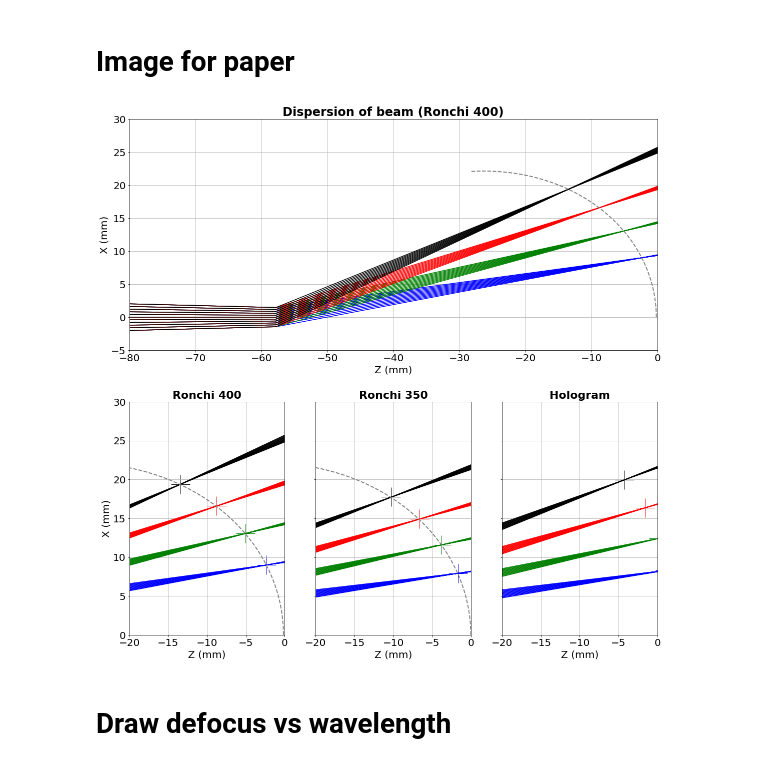
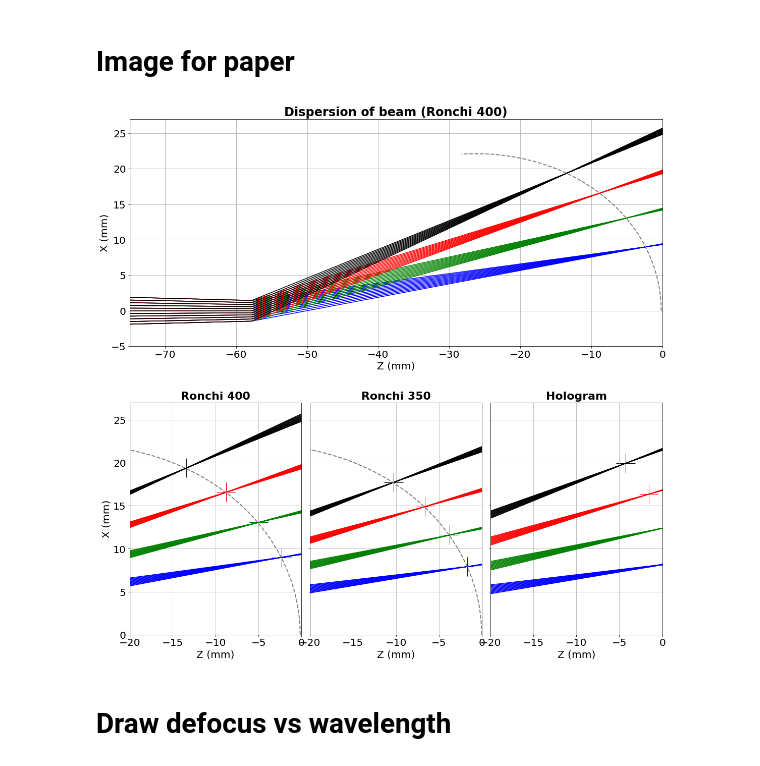
Before and after one commit to sylvielsstfr/OpticSimWthB4, a Jupyter notebook: DrawBeams/notebooks_draw/DrawBeams_swap.ipynb, the cells around one changed output. Drawn from its saved outputs; the diff is of its cells as text; code cells hidden in the pictures.

Commit message:
good adjust of figures

```diff
--- a/DrawBeams/notebooks_draw/DrawBeams_swap.ipynb
+++ b/DrawBeams/notebooks_draw/DrawBeams_swap.ipynb
@@ -790,8 +790,8 @@ for index, row in df_R400.iterrows():
 ax1.plot(XXXR400,YYYR400,"--",color="grey",lw=2) # plot trajectory curve
 
 ax1.grid()
-ax1.set_xlim(-80,0)
-ax1.set_ylim(-5,30)
+ax1.set_xlim(-75,0)
+ax1.set_ylim(-5,27)
 ax1.set_xlabel("Z (mm)")
 ax1.set_ylabel("X (mm)")
 ax1.set_title("Dispersion of beam (Ronchi 400)",fontweight="bold",fontsize=24)
@@ -891,7 +891,7 @@ if not FLAG_R350:
             ax4.plot([Z2,Z3],[X2,X3],"-",color=col)
     ax4.grid()
     ax4.set_xlim(-20,0)
-    ax4.set_ylim(0,30)
+    ax4.set_ylim(0,27)
     ax4.set_xlabel("Z (mm)")
     ax4.set_ylabel("X (mm)")
     ax4.set_title("Ronchi 200",fontweight="bold",fontsize=22)
@@ -967,7 +967,7 @@ else:
 
     ax3.grid()
     ax3.set_xlim(-20,0)
-    ax3.set_ylim(0,30)
+    ax3.set_ylim(0,27)
     ax3.set_xlabel("Z (mm)")
     #ax3.set_ylabel("X (mm)")
     ax3.set_title("Ronchi 350",fontweight="bold",fontsize=22)
@@ -1026,35 +1026,36 @@ else:
     Yshifts_hoe = GetY(Xshifts_hoe,XXXHOE,YYYHOE) # Y coordinate
 
     XI,YI=GetScatteredBeamConvergence(df_hoe)
     XI=XI-Zshift
     for idx in np.arange(len(XI)):
         ax4.scatter([XI[idx]],[YI[idx]],marker="+",color=ColorNum[idx],s=1500,lw=1)
 
     #ellipse = mpl.patches.Ellipse(xy=(X0C_R400, Y0C_R400), width=2*R0C_R400, height=2*R0C_R400,angle=1,color="grey",fill=False)
     #ax4.add_artist(ellipse)
 
     #ax4.plot(XXXR350,YYYR350,"--",color="grey",lw=2) # plot trajectory curve
 
 
     # vertical lines marking defocus
     #for shift in shifts_HOE:
     #    ax4.axvline(x=shift,color="orange",lw=1)
 
     ax4.grid()
     ax4.set_xlim(-20,0)
-    ax4.set_ylim(0,30)
+    ax4.set_ylim(0,27)
     ax4.set_xlabel("Z (mm)")
     #ax4.set_ylabel("X (mm)")
     ax4.set_title("Hologram",fontweight="bold",fontsize=22)
     ax4.tick_params(axis='both', which='major', labelsize=20)
     #ax1.tick_params(axis='both', which='minor', labelsize=8)
     ax4.set_aspect('equal')
     plt.setp(ax4.get_yticklabels(), visible=False)
 
+plt.subplots_adjust(wspace=0.05)
 plt.tight_layout()
 plt.savefig("Beam4BeamDispersionCTIO.pdf")
 # %% [output]
-[figure, old version]
+[figure, new version]
 # %% [markdown]
 # Draw defocus vs wavelength
 # %%
```
